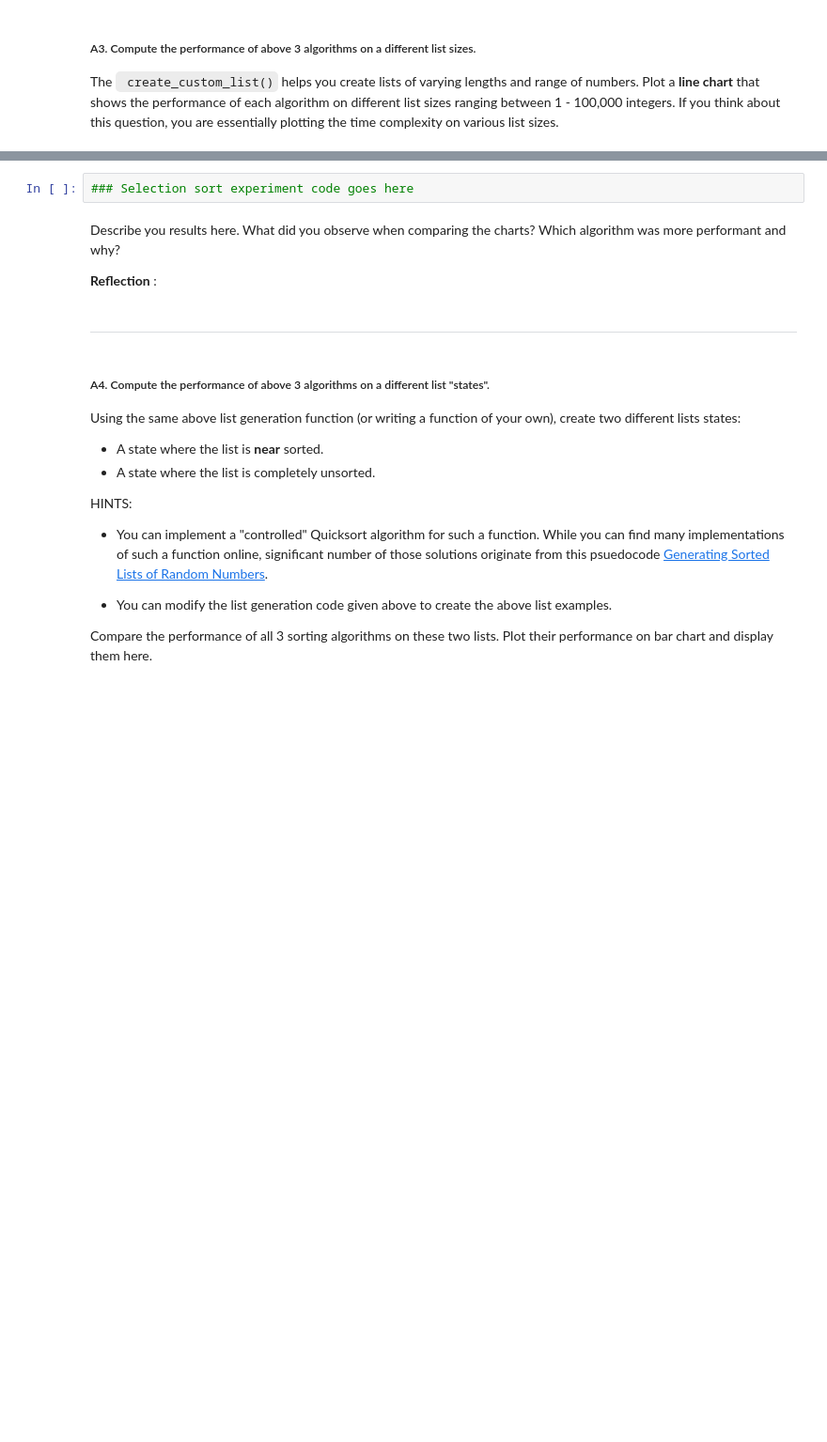
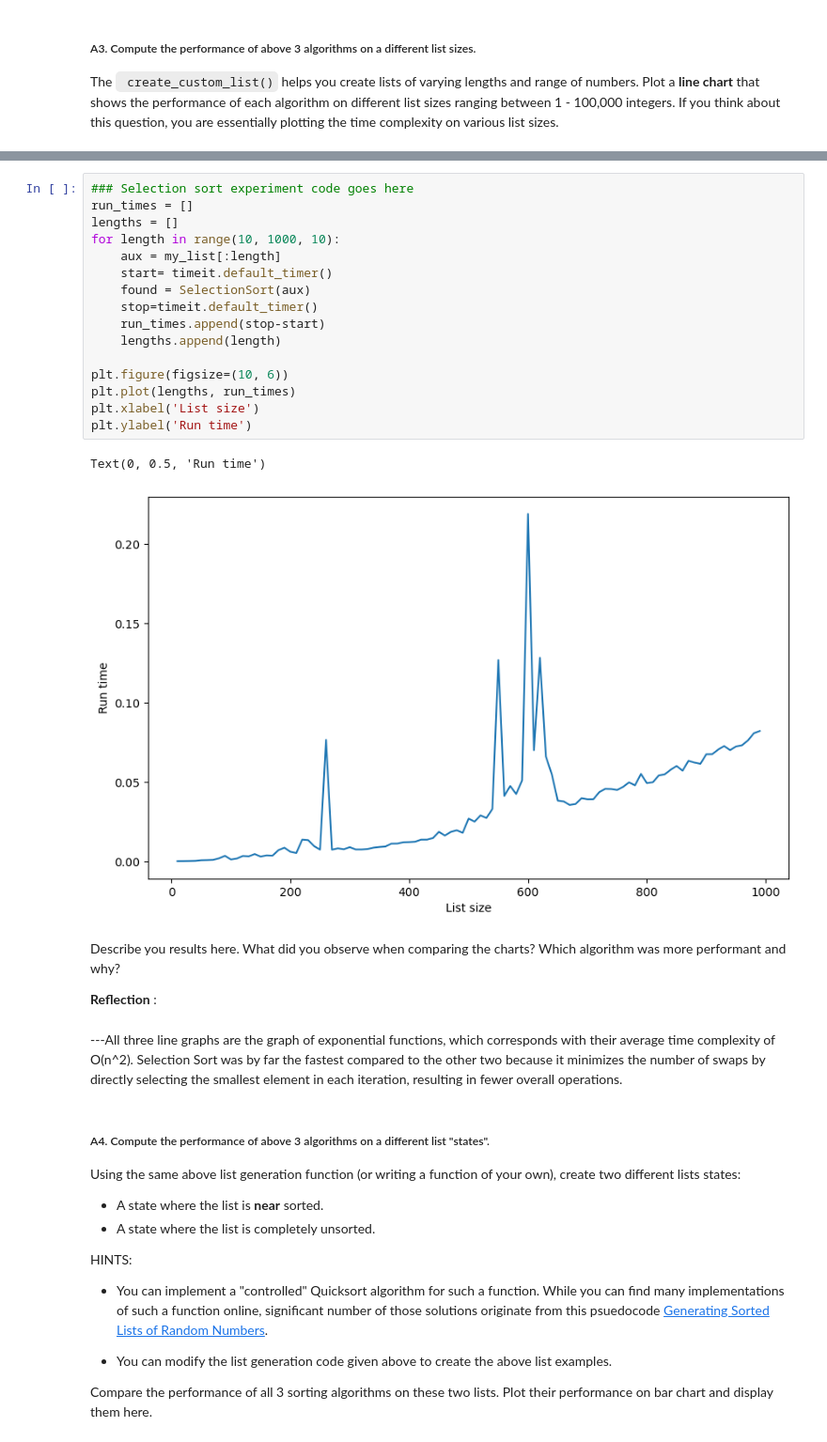
Before and after one commit to haaaarsh4/2XCE-Lab, a Jupyter notebook: Lab_II.ipynb, the cells around one changed output, grey strips where cells are left out. Shown at 94% size. Saved outputs shown, nothing was run; the diff lists cells and outputs as text; blank space fills up the shorter version.

```diff
--- a/Lab_II.ipynb
+++ b/Lab_II.ipynb
@@ -195,11 +197,28 @@ Text(0, 0.5, 'Run time')
-# %%
-### Selection sort experiment code goes here
+# %%
+### Selection sort experiment code goes here
+run_times = []
+lengths = []
+for length in range(10, 1000, 10):
+    aux = my_list[:length]
+    start= timeit.default_timer()
+    found = SelectionSort(aux)
+    stop=timeit.default_timer()
+    run_times.append(stop-start)
+    lengths.append(length)
+
+plt.figure(figsize=(10, 6))
+plt.plot(lengths, run_times)
+plt.xlabel('List size')
+plt.ylabel('Run time')
+# %% [output]
+Text(0, 0.5, 'Run time')
+[figure, added]
 # %% [markdown]
 Describe you results here. What did you observe when comparing the charts? Which algorithm was more performant and why?
 
 **Reflection** :
-# %% [markdown]
----
+# %% [markdown]
+---All three line graphs are the graph of exponential functions, which corresponds with their average time complexity of O(n^2). Selection Sort was by far the fastest compared to the other two because it minimizes the number of swaps by directly selecting the smallest element in each iteration, resulting in fewer overall operations.
 # %% [markdown]
 ##### A4. Compute the performance of above 3 algorithms on a different list "states".
 
```
Also changed, not shown: parts of 3 cells of this notebook.
